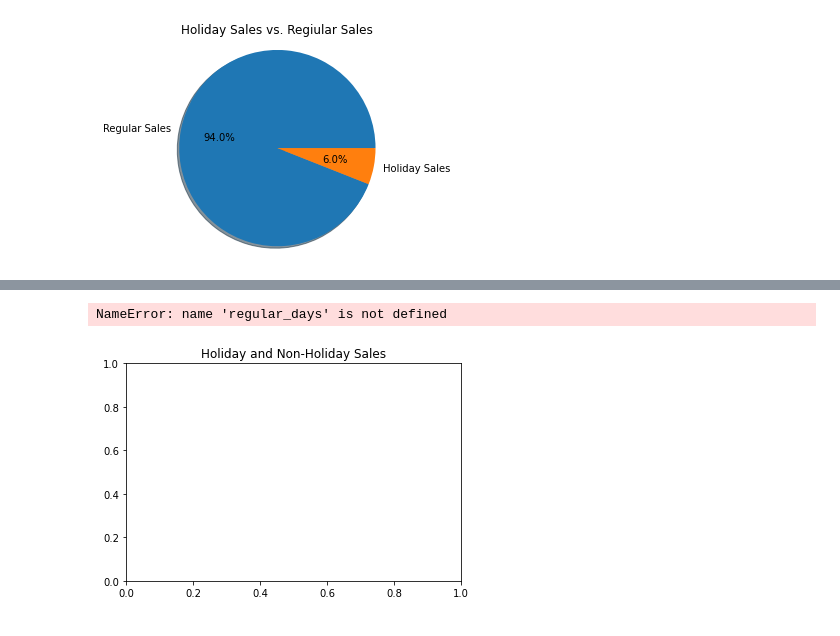
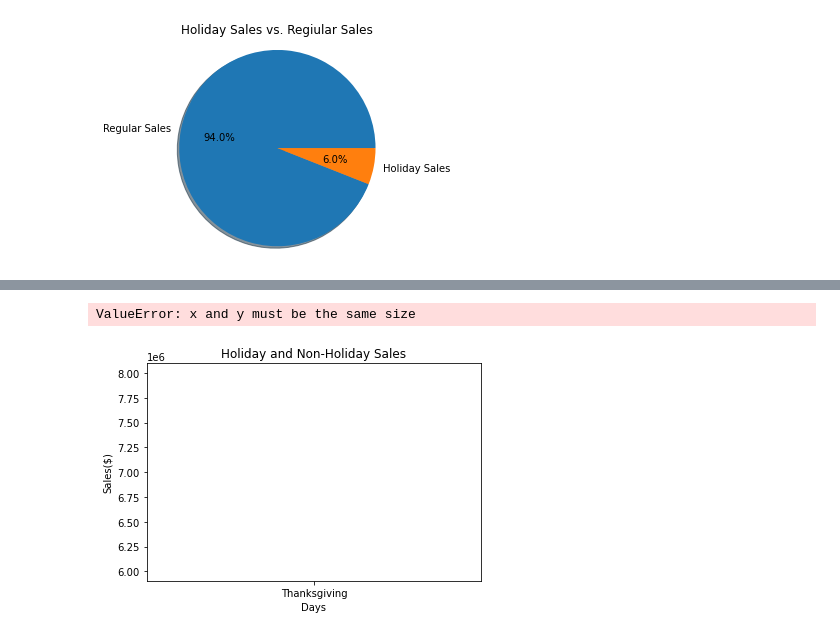
Before and after one commit to beckyydo/Project-1, a Jupyter notebook: Plots.ipynb, the cells around one changed output, grey strips where cells are left out. Cells and saved outputs as stored; diff of their text form; code cells hidden in the pictures.

```diff
--- a/Plots.ipynb
+++ b/Plots.ipynb
@@ -72,18 +118,17 @@ plt.scatter(ave_fuel_price, weekly_sales, marker="o", color="red")
 # %%
-weeks
-un_rate
+#WEKLY SALES BY UNEMPLOYMENT CATEGORIES
+unemp_categories = walmart_holiday["Unemployment Category"]
+weekly_sales = walmart_holiday["Weekly_Sales"]
 
-plt.title("Unemployment Rate and Sales vs. Time")
+plt.title("Unemployment Rate vs Weekly Sales")
+plt.xlabel("Unemployment Rate")
+plt.ylabel("Weekly Sales")
+plt.ylim(0,100000)
+plt.bar(unemp_categories, weekly_sales, marker="o", color="blue")
 plt.xlabel("Time")
-plt.ylabel("Unemployment Rate")
-plt.xlim(2010/02/05, 2013/07/26)
-plt.ylim(8,9)
-plt.line(weeks, un_rate, marker="o", color="blue")
-plt.xlabel("Time")
-plt.ylabel("Sales ($)")
-plt.xlim(2010/02/05,2013/07/26)
+#plt.ylabel("Sales ($)")
 plt.ylim(0,100000)
-plt.line(weeks, weekly_sales, marker="o", color="red")
+plt.bar(unemp_categories, weekly_sales, marker="o", color="red")
 plt.grid()
 plt.show()
 # %% [output]
@@ -101,17 +149,23 @@ plt.grid()
 # %%
+#HOLIDAY SALES VS REGULAR SALES
 holidays = ["Thanksgiving","Christmas","Independence Day","New Years"]
 #regular_days
 holiday_sales
 regular_sales
 plt.title("Holiday and Non-Holiday Sales")
+plt.xlabel("Days")
+plt.ylabel("Sales($)")
 plt.scatter(regular_days, regular_sales, marker="o", color="red")
 plt.scatter(holidays, holiday_sales, marker="x", color = "blue")
-#plt.xlim(2010/02/05, 2013/07/26)
-plt.ylim(0,100000)
+#plt.ylim(0,100000)
 plt.scatter(regular_days, regular_sales, marker="o", color="red")
-plt.scatter(holidays, holiday_sales, marker="x")
+#plt.scatter(holidays, holiday_sales, marker="x")
+slope, intercept, r_value, p_value, std_err = st.linregress(un_rate, weekly_sales)
+best_fit = slope*un_rate+intercept
+plt.plot(un_rate,best_fit)
+plt.legend(loc="best")
 plt.grid()
 # %% [output]
-NameError: name 'regular_days' is not defined
+ValueError: x and y must be the same size
-[figure, old version]
+[figure, new version]
 # %%
```
Also changed, not shown: parts of 14 cells of this notebook.
